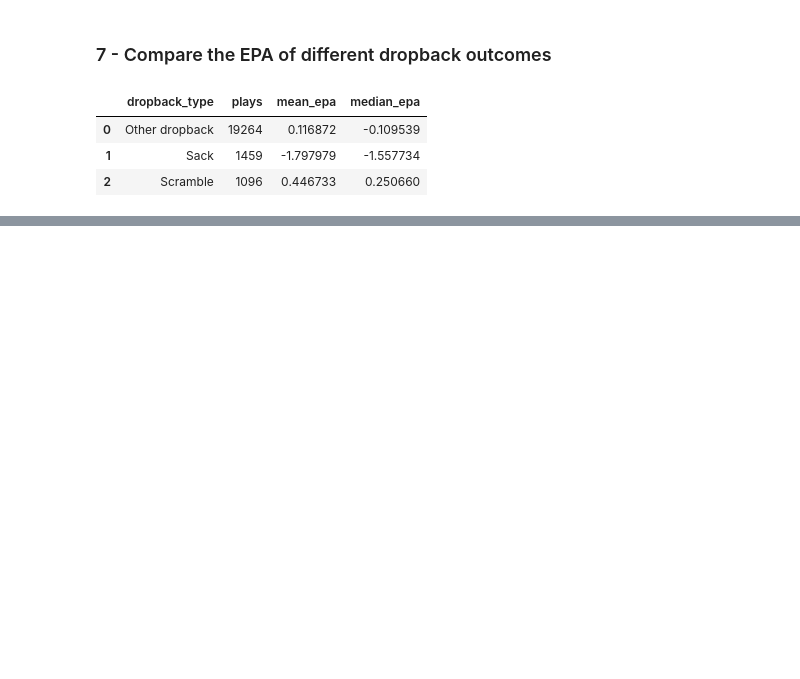
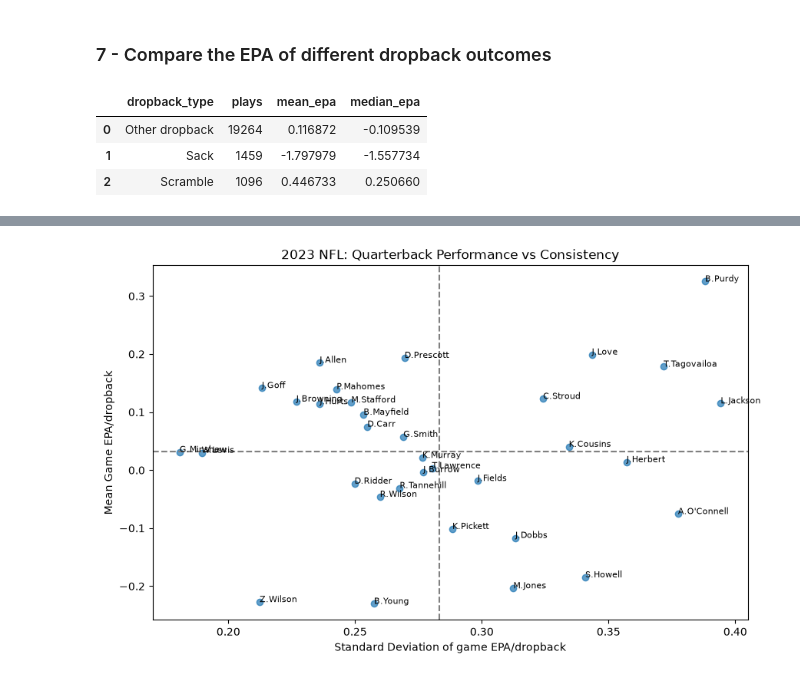
Before and after one commit to JadenGrossbaum/Data-Science, a Jupyter notebook: 01_nfl_qb_target_exploration.ipynb, the cells around one changed output, grey strips where cells are left out. Drawn from its saved outputs; the diff is of its cells as text; code cells hidden in the pictures; blank space fills up the shorter version.

```diff
--- a/01_nfl_qb_target_exploration.ipynb
+++ b/01_nfl_qb_target_exploration.ipynb
@@ -350,0 +1151,8 @@ epa_by_type
+# %%
+qualified_games = qb_game_stats[
+    qb_game_stats["game_dropbacks"] >= minimum_dropbacks
+].copy()
+
+print("Qualified QB game observations:", len(qualified_games))
+
+qualified_games.head()
@@ -350,0 +1199,10 @@ epa_by_type
+# %%
+minimum_games = 8
+
+qualified_consistency = qb_consistency[
+    qb_consistency["games"] >= minimum_games
+].copy()
+
+print("Quarterbacks remaining:", len(qualified_consistency))
+
+qualified_consistency.head(10)
@@ -350,0 +1257,29 @@ epa_by_type
+# %%
+plt.figure(figsize=(10,6))
+
+plt.scatter(
+    qualified_consistency["std_game_epa"],
+    qualified_consistency["mean_game_epa"],
+    alpha=0.7
+)
+
+for _, row in qualified_consistency.iterrows():
+    plt.annotate(
+        row["qb_name"],
+        (
+            row["std_game_epa"],
+            row["mean_game_epa"]
+        ),
+        fontsize=8
+    )
+
+plt.axhline(qualified_consistency["mean_game_epa"].mean(), color="gray", linestyle="--")
+plt.axvline(qualified_consistency["std_game_epa"].mean(), color="gray", linestyle="--")
+
+plt.xlabel("Standard Deviation of game EPA/dropback")
+plt.ylabel("Mean Game EPA/dropback")
+plt.title("2023 NFL: Quarterback Performance vs Consistency")
+
+plt.show()
+# %% [output]
+[figure, added]
```
Also changed, not shown: parts of 72 cells of this notebook.
